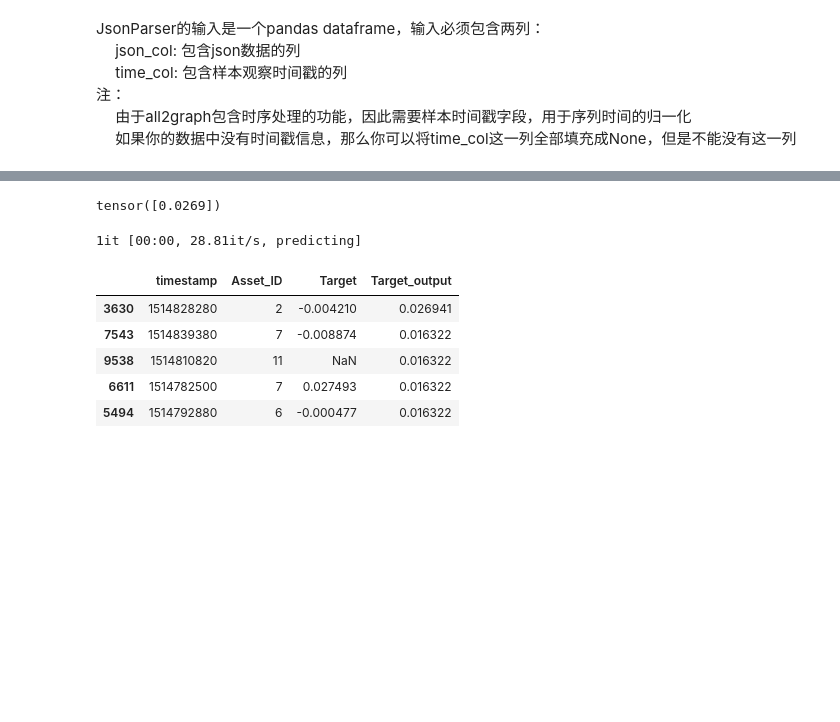
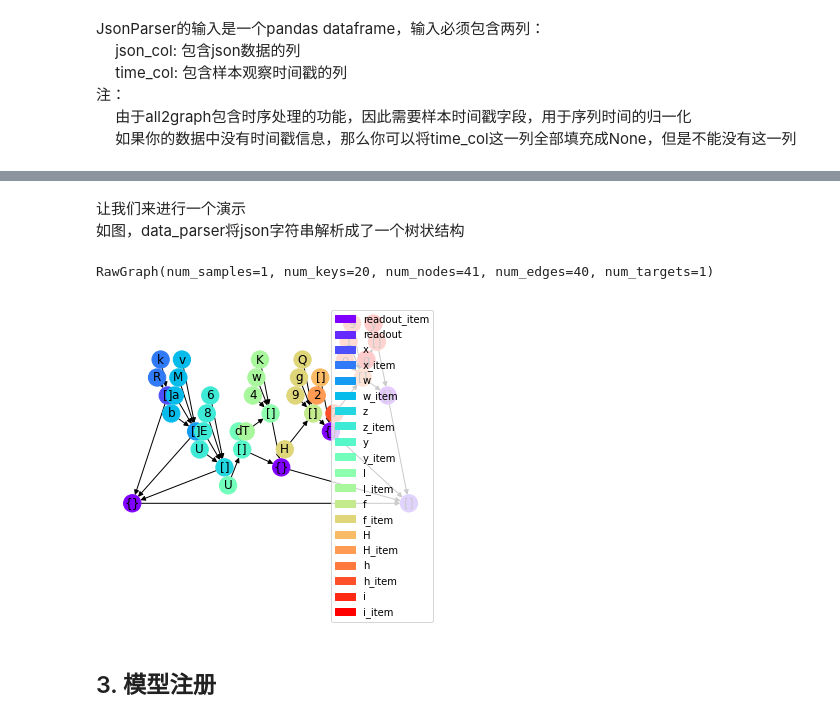
Before and after one commit to wolaituodiban/all2graph, a Jupyter notebook: tutorials/001_introduction.ipynb, the cells around one changed output, grey strips where cells are left out. Cells and saved outputs as stored; diff of their text form; code cells hidden in the pictures; blank space fills up the shorter version.

```diff
--- a/tutorials/001_introduction.ipynb
+++ b/tutorials/001_introduction.ipynb
@@ -106,0 +26,16 @@ pro_valid_df.to_csv('pro_valid.csv', index=False)
+# %%
+train_data_df = []
+for i in ag.tqdm(range(1000)):
+    x = []
+    for _ in range(np.random.randint(1, 200)):
+        item = {
+            k: list(np.random.choice(list(string.ascii_letters)+list(string.digits), size=np.random.randint(1, 10)))
+            for k in np.random.choice(list(string.ascii_letters), size=np.random.randint(1, 10))
+        }
+        x.append(item)
+    x = json.dumps(x, indent=None, separators=(',', ':'))
+    y = np.mean(list(map(ord, x)))
+    train_data_df.append({'x': x, 'y': y})
+train_data_df = pd.DataFrame(train_data_df)
+train_data_df['y'] = (train_data_df['y'] - train_data_df['y'].mean()) / train_data_df['y'].std()
+train_data_df['time'] = None
@@ -367,15 +93,35 @@ predictor = trainer.build_predictor().eval()
-# %%
-with torch.no_grad():
-    print(predictor(pro_train_df.iloc[[0]])['Target_output'])
-# %% [output]
-tensor([0.0269])
-# %%
-predictor.predict(pro_train_df.iloc[:5])
-# %% [output]
-1it [00:00, 28.81it/s, predicting]
-|  | timestamp | Asset_ID | Target | Target_output |
-| 3630 | 1514828280 | 2 | -0.004210 | 0.026941 |
-| 7543 | 1514839380 | 7 | -0.008874 | 0.016322 |
-| 9538 | 1514810820 | 11 | NaN | 0.016322 |
-| 6611 | 1514782500 | 7 | 0.027493 | 0.016322 |
-| 5494 | 1514792880 | 6 | -0.000477 | 0.016322 |
+# %%
+data_parser = ag.JsonParser(
+    # 必填，包含json数据的列
+    json_col='x',
+    # 必填，包含样本观察时间戳的列
+    time_col='time',
+    # 如果time_col的值不为空，按么必填，需要是时间戳的格式，如”%Y-%m-%d“
+    time_format=None,
+    # 标签名
+    targets=['y']
+)
+# %% [markdown]
+让我们来进行一个演示<br>
+如图，data_parser将json字符串解析成了一个树状结构
+# %%
+demo_df = []
+x = []
+for _ in range(np.random.randint(1, 5)):
+    item = {
+        k: list(np.random.choice(list(string.ascii_letters)+list(string.digits), size=np.random.randint(1, 5)))
+        for k in np.random.choice(list(string.ascii_letters), size=np.random.randint(1, 5))
+    }
+    x.append(item)
+x = json.dumps(x, indent=None, separators=(',', ':'))
+y = np.mean(list(map(ord, x))) / 128
+demo_df=pd.DataFrame([{'x': x, 'y': y, 'time': None}])
+
+graph = data_parser(demo_df)
+graph.draw()
+graph
+# %% [output]
+RawGraph(num_samples=1, num_keys=20, num_nodes=41, num_edges=40, num_targets=1)
+[figure, added]
+# %% [markdown]
+## 3. 模型注册
```
Also changed, not shown: parts of 58 cells of this notebook, 8 other files.
